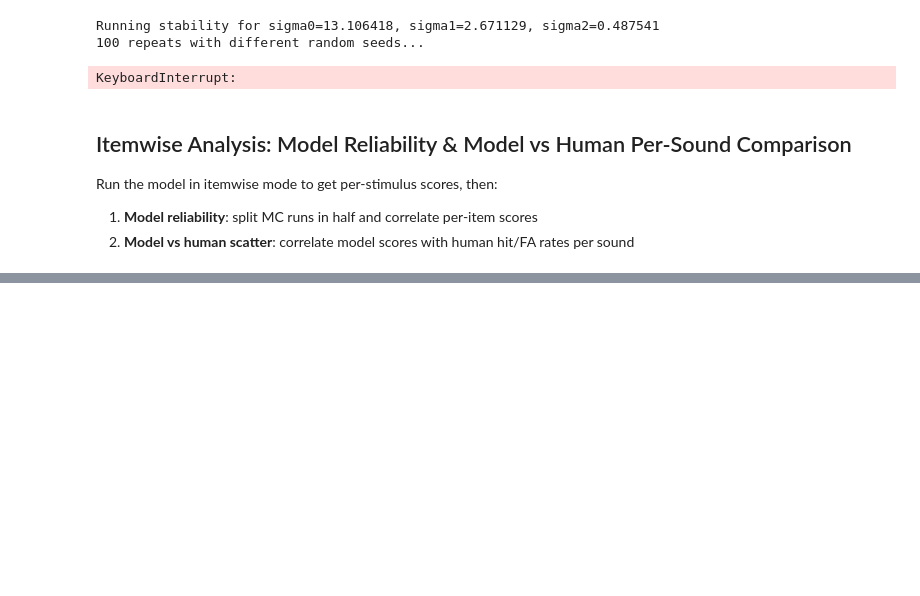
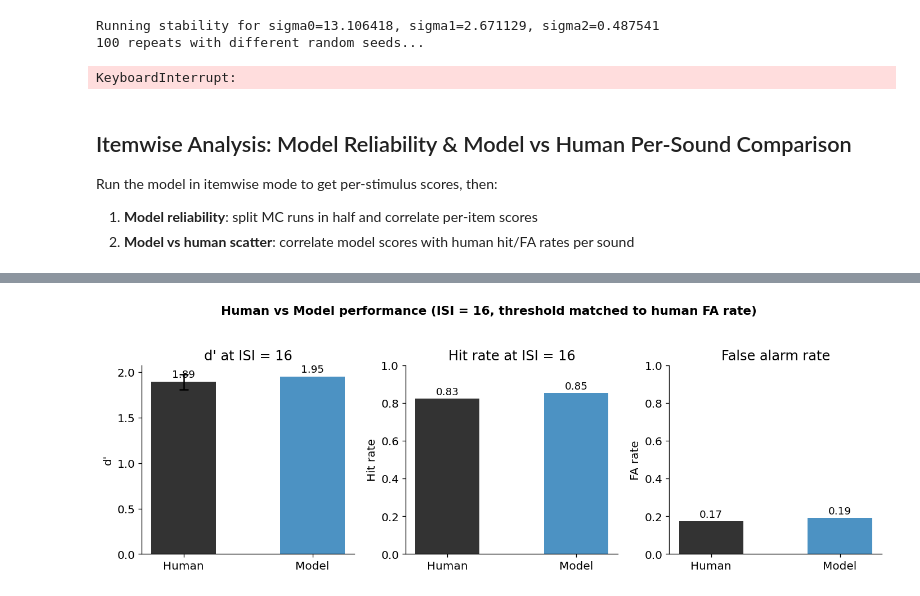
Before and after one commit to bjmedina/memory, a Jupyter notebook: notebooks/2026-03-22_3step-grid-search-model-comparison.ipynb, the cells around one changed output, grey strips where cells are left out. Drawn from its saved outputs; the diff is of its cells as text; code cells hidden in the pictures; blank space fills up the shorter version.

Commit message:
single isi analysis

```diff
--- a/notebooks/2026-03-22_3step-grid-search-model-comparison.ipynb
+++ b/notebooks/2026-03-22_3step-grid-search-model-comparison.ipynb
@@ -955,0 +1115,83 @@ plt.show()
+# %%
+# ── Bar plot: Human vs Model performance at ISI=16 ──
+from utls.analysis_helpers import auroc_to_dprime
+from utls.roc_utils import roc_from_arrays
+
+isi = 16
+risi = isi + 1
+
+# --- Human d' and rates at ISI=16 ---
+human_dp_isi16 = human_dp[list(grid_isis).index(isi)]
+human_sem_isi16 = human_sem[list(grid_isis).index(isi)]
+
+# --- Model d' at ISI=16 (from the itemwise run) ---
+model_dp_isi16 = dp_itemwise[isi]
+
+# --- Model hit rate and FA rate at threshold ---
+model_far_isi16 = model_far_at_thresh
+model_hr_isi16 = model_hr_at_thresh
+
+# --- Human hit rate and FA rate at ISI=16 ---
+# Aggregate across participants
+human_hr_vals, human_far_vals = [], []
+for run in human_runs:
+    entries = run['isi_hit_dists'].get(isi, [])
+    fas = run['fas']
+    if len(entries) < 2 or len(fas) < 2:
+        continue
+    hits_resp = np.array([s for s, t in entries])
+    fas_resp = np.array(fas, dtype=float)
+    # Human responses are 0-3; "yes" = response > 1
+    human_hr_vals.append(np.mean(hits_resp > 1))
+    human_far_vals.append(np.mean(fas_resp > 1))
+
+human_hr_isi16 = np.mean(human_hr_vals)
+human_far_isi16 = np.mean(human_far_vals)
+
+# ── Plot ──
+fig, axes = plt.subplots(1, 3, figsize=(12, 4))
+
+# d' comparison
+ax = axes[0]
+bars = ax.bar(['Human', 'Model'], [human_dp_isi16, model_dp_isi16],
+              color=['black', 'tab:blue'], alpha=0.8, width=0.5)
+ax.errorbar(0, human_dp_isi16, yerr=human_sem_isi16, fmt='none',
+            color='black', capsize=5, capthick=1.5)
+ax.set_ylabel("d'")
+ax.set_title(f"d' at ISI = {isi}")
+for bar, val in zip(bars, [human_dp_isi16, model_dp_isi16]):
+    ax.text(bar.get_x() + bar.get_width()/2, bar.get_height() + 0.05,
+            f'{val:.2f}', ha='center', fontsize=11)
+
+# Hit rate comparison
+ax = axes[1]
+bars = ax.bar(['Human', 'Model'], [human_hr_isi16, model_hr_isi16],
+              color=['black', 'tab:blue'], alpha=0.8, width=0.5)
+ax.set_ylabel('Hit rate')
+ax.set_title(f'Hit rate at ISI = {isi}')
+ax.set_ylim(0, 1)
+for bar, val in zip(bars, [human_hr_isi16, model_hr_isi16]):
+    ax.text(bar.get_x() + bar.get_width()/2, bar.get_height() + 0.02,
+            f'{val:.2f}', ha='center', fontsize=11)
+
+# FA rate comparison
+ax = axes[2]
+bars = ax.bar(['Human', 'Model'], [human_far_isi16, model_far_at_thresh],
+              color=['black', 'tab:blue'], alpha=0.8, width=0.5)
+ax.set_ylabel('FA rate')
+ax.set_title('False alarm rate')
+ax.set_ylim(0, 1)
+for bar, val in zip(bars, [human_far_isi16, model_far_at_thresh]):
+    ax.text(bar.get_x() + bar.get_width()/2, bar.get_height() + 0.02,
+            f'{val:.2f}', ha='center', fontsize=11)
+
+for ax in axes:
+    ax.spines['top'].set_visible(False)
+    ax.spines['right'].set_visible(False)
+
+fig.suptitle(f'Human vs Model performance (ISI = {isi}, threshold matched to human FA rate)',
+             fontsize=13, fontweight='bold', y=1.03)
+fig.tight_layout()
+plt.show()
+# %% [output]
+[figure, added]
```
Also changed, not shown: parts of 18 cells of this notebook, 2 other files.
